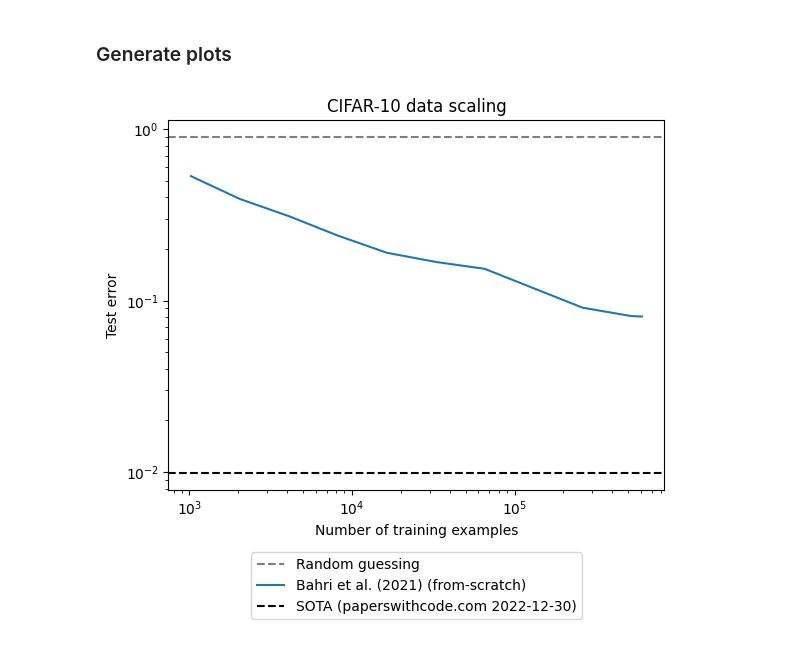
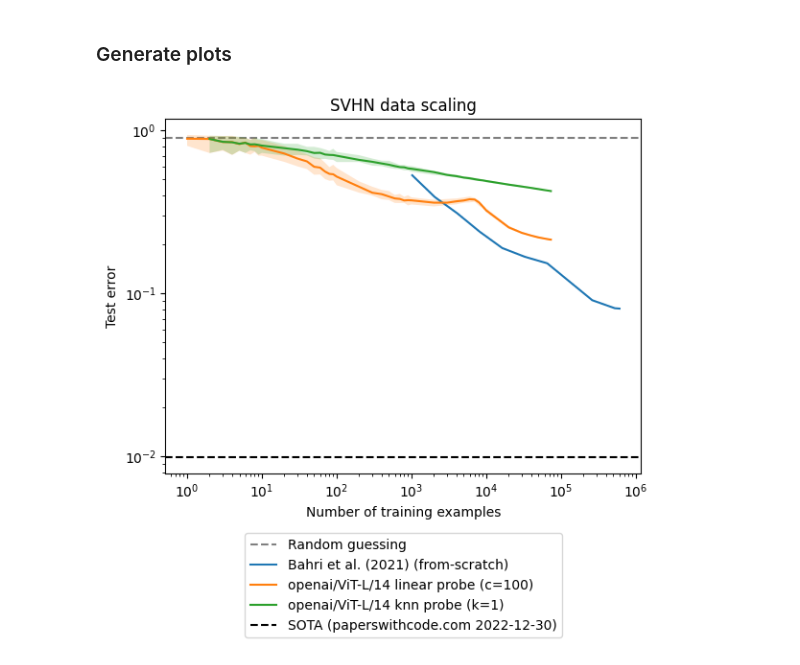
Before and after one commit to ed1d1a8d/scaling, a Jupyter notebook: notebooks/scaling-compare/svhn.ipynb, the cells around one changed output. Cells and saved outputs as stored; diff of their text form; code cells hidden in the pictures.

```diff
--- a/notebooks/scaling-compare/svhn.ipynb
+++ b/notebooks/scaling-compare/svhn.ipynb
@@ -83,7 +124,7 @@ def plot_wandb_df(
     gb = df.query(
         "&".join(
             (
-                "dataset_id == 'cifar10'",
+                "dataset_id == 'svhn'",
                 "cls_start == 0",
                 "cls_end == 10",
                 "(c == 100 | k == 1)",
@@ -129,45 +170,44 @@ plt.plot(
 #     label="Pruning paper (from scratch)",
 # )
 
 for embedder_id in (
-    # "openai/ViT-L/14",
+    "openai/ViT-L/14",
     # "hf/laion/CLIP-ViT-H-14-laion2B-s32B-b79K",
-    "hf/microsoft/beit-large-patch16-224",
+    # "hf/microsoft/beit-large-patch16-224",
 ):
-    pass
-    # plot_wandb_df(
-    #     df,
-    #     query=f"embedder_id == '{embedder_id}' & probe == 'linear' & per_class == False",
-    #     label=f"{embedder_id} linear probe (c=100)",
-    # )
-    # plot_wandb_df(
-    #     df,
-    #     query=f"embedder_id == '{embedder_id}' & probe == 'knn' & per_class == False",
-    #     label=f"{embedder_id} knn probe (k=1)",
-    # )
+    plot_wandb_df(
+        df,
+        query=f"embedder_id == '{embedder_id}' & probe == 'linear' & per_class == False",
+        label=f"{embedder_id} linear probe (c=100)",
+    )
+    plot_wandb_df(
+        df,
+        query=f"embedder_id == '{embedder_id}' & probe == 'knn' & per_class == False",
+        label=f"{embedder_id} knn probe (k=1)",
+    )
 
 # https://paperswithcode.com/sota/image-classification-on-svhn
 plt.axhline(
     0.99 / 100,
     color="k",
     linestyle="--",
     label="SOTA (paperswithcode.com 2022-12-30)",
     zorder=-10,
 )
 
-plt.title(f"CIFAR-10 data scaling")
+plt.title(f"SVHN data scaling")
 
 plt.xscale("log")
 plt.yscale("log")
 plt.xlabel("Number of training examples")
 plt.ylabel(f"Test error")
 
 # Plot legend underneath plot
 plt.legend(
     loc="upper center",
     bbox_to_anchor=(0.5, -0.15),
     ncol=1,
 )
 plt.show()
 # %% [output]
-[figure, old version]
+[figure, new version]
```
Also changed, not shown: parts of 2 cells of this notebook, 3 other files.
